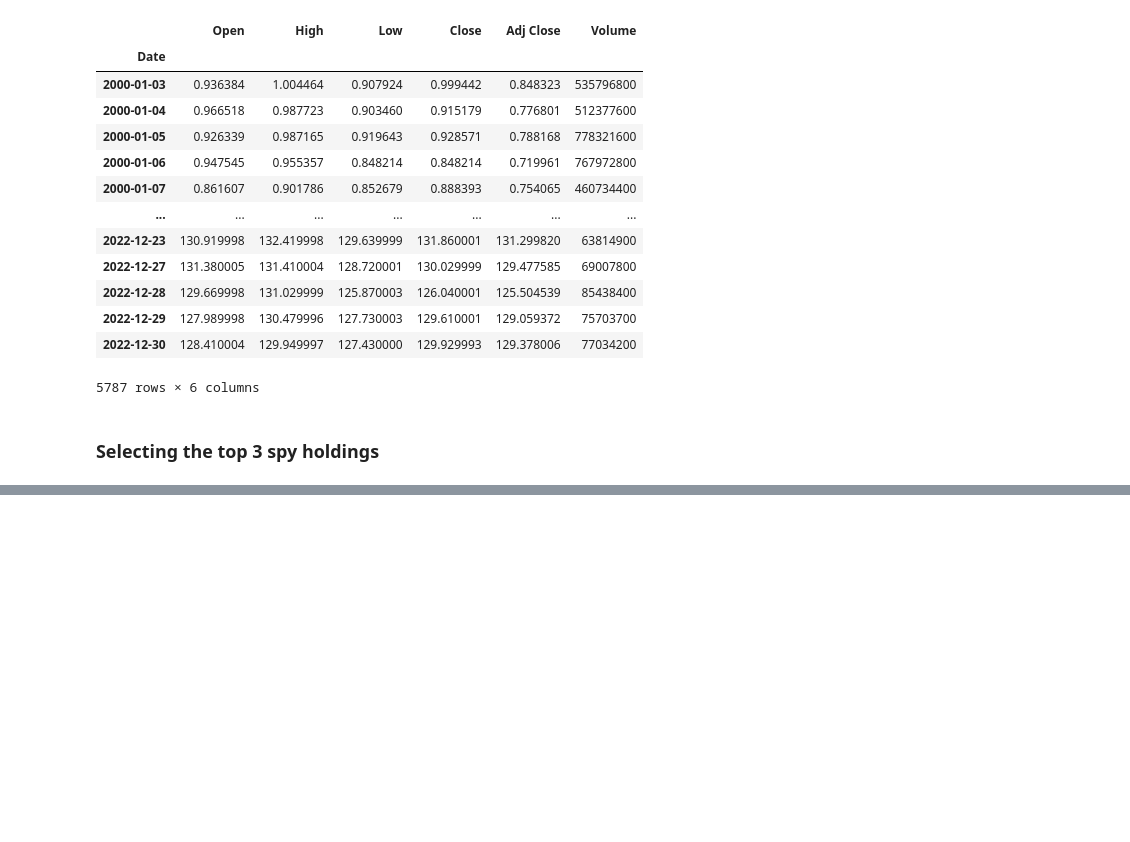
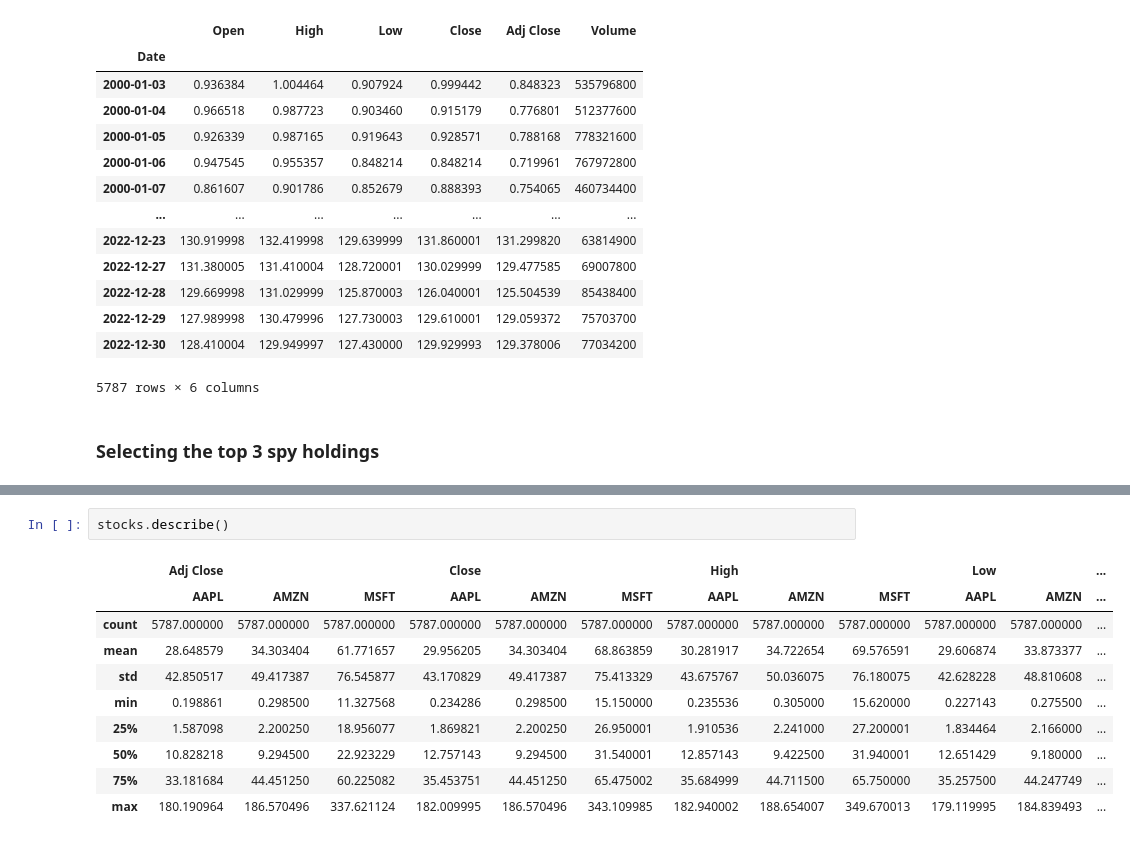
Before and after one commit to a-alejo/SP500-Stock-Analysis, a Jupyter notebook: SP500-Stock-Analysis.ipynb, the cells around one changed output, grey strips where cells are left out. Drawn from its saved outputs; the diff is of its cells as text; blank space fills up the shorter version.

```diff
--- a/SP500-Stock-Analysis.ipynb
+++ b/SP500-Stock-Analysis.ipynb
@@ -48,0 +80,13 @@ stocks
+# %%
+stocks.describe()
+# %% [output]
+|  | Adj Close |  |  | Close |  |  | High |  |  | Low |  | ... |
+|  | AAPL | AMZN | MSFT | AAPL | AMZN | MSFT | AAPL | AMZN | MSFT | AAPL | AMZN | ... |
+| count | 5787.000000 | 5787.000000 | 5787.000000 | 5787.000000 | 5787.000000 | 5787.000000 | 5787.000000 | 5787.000000 | 5787.000000 | 5787.000000 | 5787.000000 | ... |
+| mean | 28.648579 | 34.303404 | 61.771657 | 29.956205 | 34.303404 | 68.863859 | 30.281917 | 34.722654 | 69.576591 | 29.606874 | 33.873377 | ... |
+| std | 42.850517 | 49.417387 | 76.545877 | 43.170829 | 49.417387 | 75.413329 | 43.675767 | 50.036075 | 76.180075 | 42.628228 | 48.810608 | ... |
+| min | 0.198861 | 0.298500 | 11.327568 | 0.234286 | 0.298500 | 15.150000 | 0.235536 | 0.305000 | 15.620000 | 0.227143 | 0.275500 | ... |
+| 25% | 1.587098 | 2.200250 | 18.956077 | 1.869821 | 2.200250 | 26.950001 | 1.910536 | 2.241000 | 27.200001 | 1.834464 | 2.166000 | ... |
+| 50% | 10.828218 | 9.294500 | 22.923229 | 12.757143 | 9.294500 | 31.540001 | 12.857143 | 9.422500 | 31.940001 | 12.651429 | 9.180000 | ... |
+| 75% | 33.181684 | 44.451250 | 60.225082 | 35.453751 | 44.451250 | 65.475002 | 35.684999 | 44.711500 | 65.750000 | 35.257500 | 44.247749 | ... |
+| max | 180.190964 | 186.570496 | 337.621124 | 182.009995 | 186.570496 | 343.109985 | 182.940002 | 188.654007 | 349.670013 | 179.119995 | 184.839493 | ... |
```
Also changed, not shown: parts of 9 cells of this notebook.
